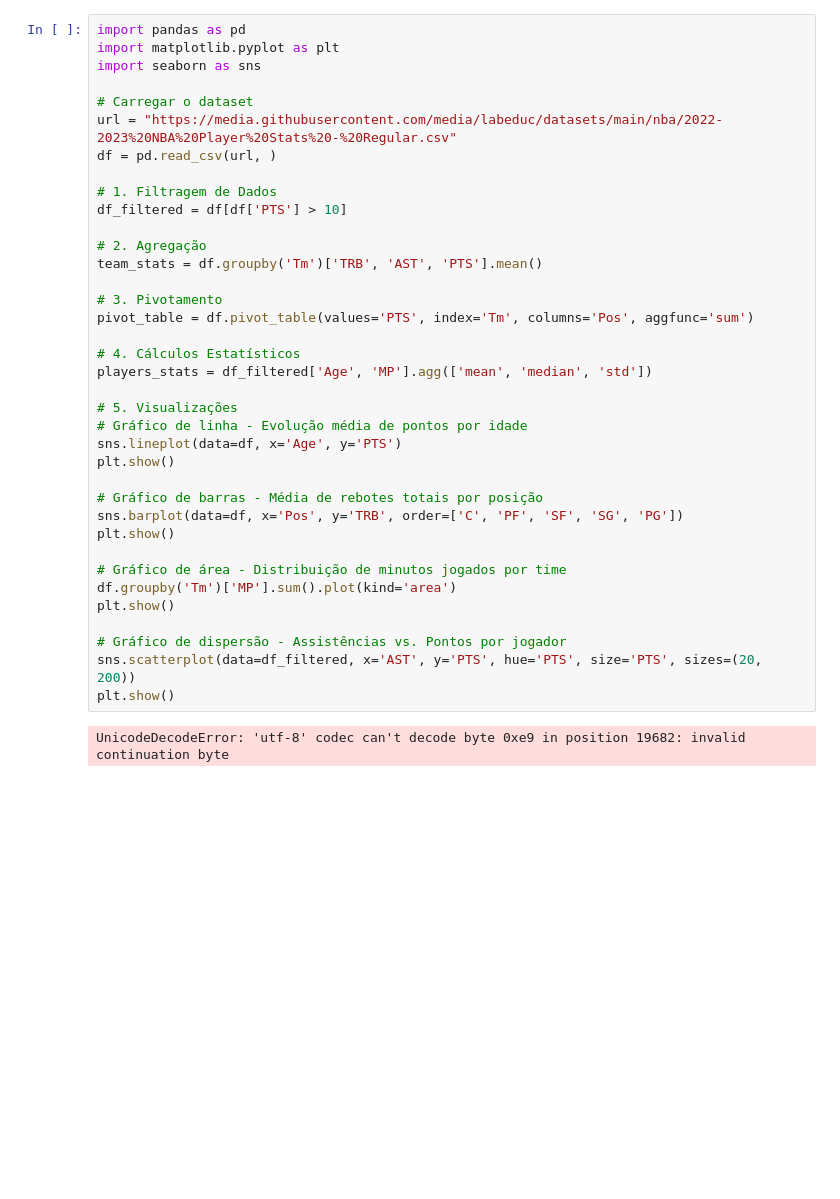
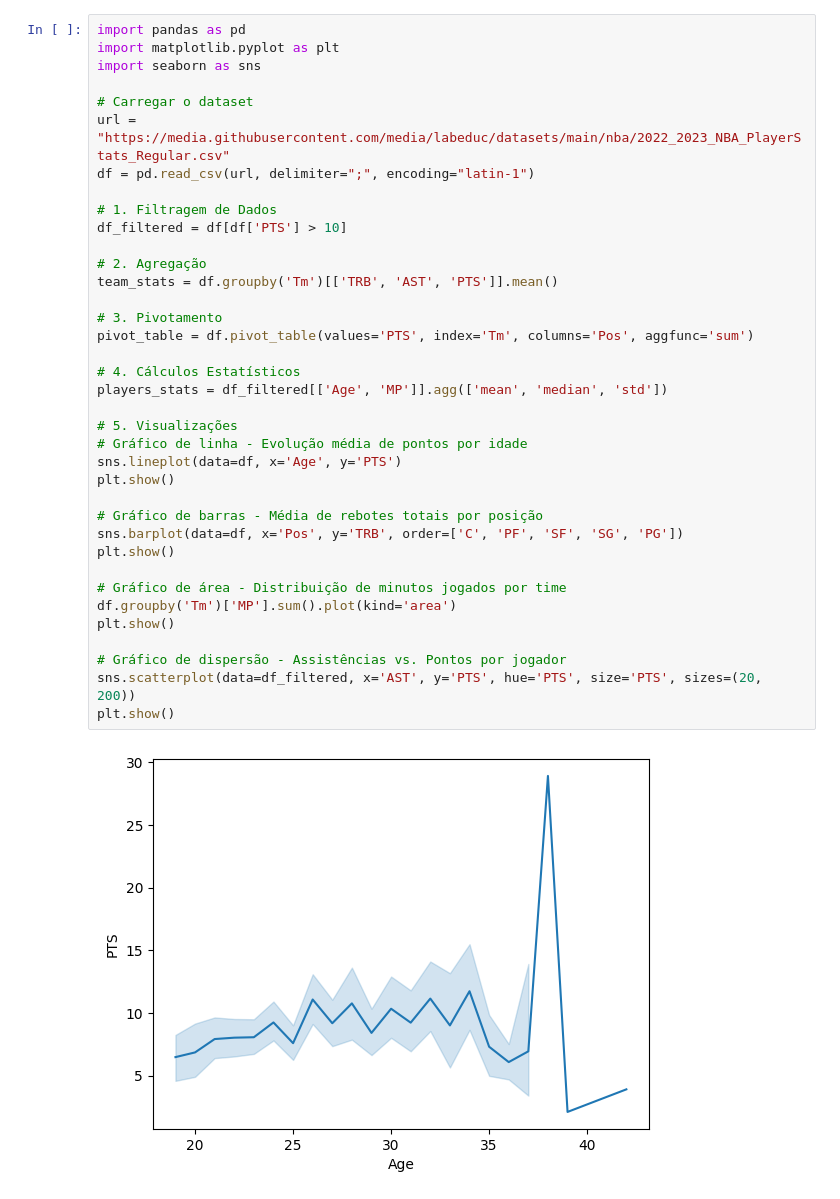
Before and after one commit to labeduc/ciencia-de-dados, a Jupyter notebook: visualizacao/exercicios/Exercicio_4.ipynb, the cells around one changed output. Drawn from its saved outputs; the diff is of its cells as text; blank space fills up the shorter version.

```diff
--- a/visualizacao/exercicios/Exercicio_4.ipynb
+++ b/visualizacao/exercicios/Exercicio_4.ipynb
@@ -6,36 +6,36 @@ import matplotlib.pyplot as plt
 import seaborn as sns
 
 # Carregar o dataset
-url = "https://media.githubusercontent.com/media/labeduc/datasets/main/nba/2022-2023%20NBA%20Player%20Stats%20-%20Regular.csv"
-df = pd.read_csv(url, )
+url = "https://media.githubusercontent.com/media/labeduc/datasets/main/nba/2022_2023_NBA_PlayerStats_Regular.csv"
+df = pd.read_csv(url, delimiter=";", encoding="latin-1")
 
 # 1. Filtragem de Dados
 df_filtered = df[df['PTS'] > 10]
 
 # 2. Agregação
-team_stats = df.groupby('Tm')['TRB', 'AST', 'PTS'].mean()
+team_stats = df.groupby('Tm')[['TRB', 'AST', 'PTS']].mean()
 
 # 3. Pivotamento
 pivot_table = df.pivot_table(values='PTS', index='Tm', columns='Pos', aggfunc='sum')
 
 # 4. Cálculos Estatísticos
-players_stats = df_filtered['Age', 'MP'].agg(['mean', 'median', 'std'])
+players_stats = df_filtered[['Age', 'MP']].agg(['mean', 'median', 'std'])
 
 # 5. Visualizações
 # Gráfico de linha - Evolução média de pontos por idade
 sns.lineplot(data=df, x='Age', y='PTS')
 plt.show()
 
 # Gráfico de barras - Média de rebotes totais por posição
 sns.barplot(data=df, x='Pos', y='TRB', order=['C', 'PF', 'SF', 'SG', 'PG'])
 plt.show()
 
 # Gráfico de área - Distribuição de minutos jogados por time
 df.groupby('Tm')['MP'].sum().plot(kind='area')
 plt.show()
 
 # Gráfico de dispersão - Assistências vs. Pontos por jogador
 sns.scatterplot(data=df_filtered, x='AST', y='PTS', hue='PTS', size='PTS', sizes=(20, 200))
 plt.show()
 # %% [output]
-UnicodeDecodeError: 'utf-8' codec can't decode byte 0xe9 in position 19682: invalid continuation byte
+[figure, added]
```
Also changed, not shown: parts of 1 cell of this notebook.
